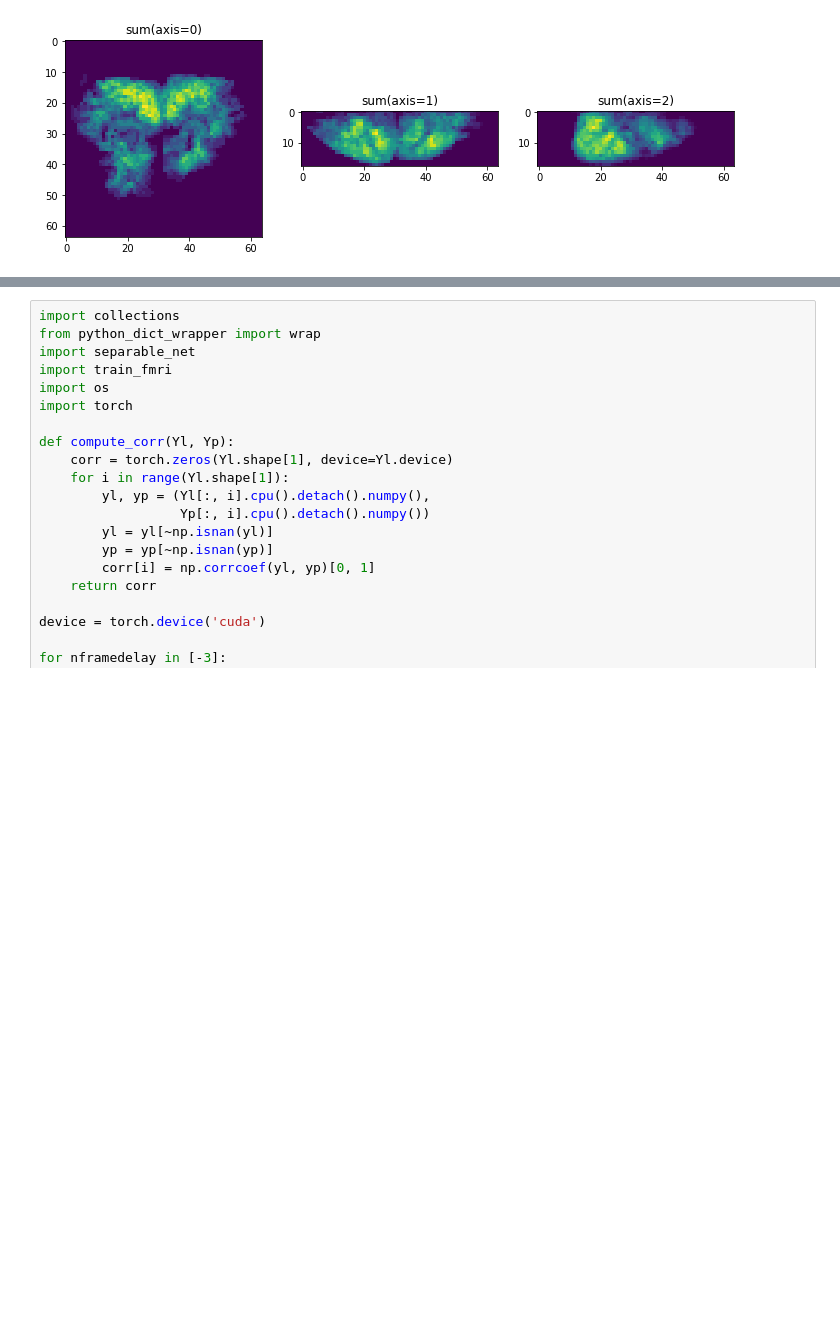
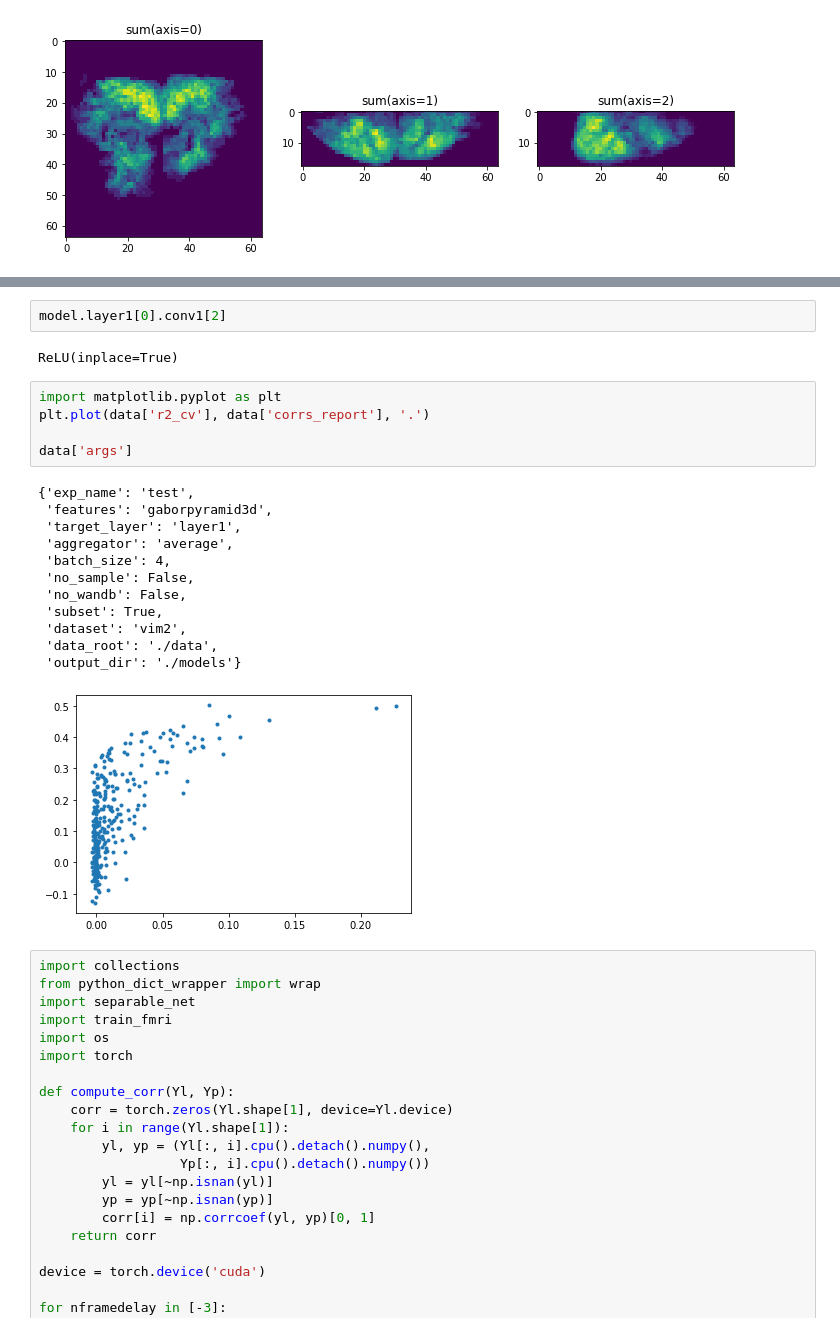
Before and after one commit to patrickmineault/your-head-is-there-to-move-you-around, a Jupyter notebook: notebooks/Test fMRI.ipynb, the cells around one changed output, grey strips where cells are left out. Saved outputs shown, nothing was run; the diff lists cells and outputs as text; blank space fills up the shorter version.

```diff
--- a/notebooks/Test fMRI.ipynb
+++ b/notebooks/Test fMRI.ipynb
@@ -30,3 +84,25 @@ Text(0.5, 1.0, 'sum(axis=2)')
+# %%
+model.layer1[0].conv1[2]
+# %% [output]
+ReLU(inplace=True)
+# %%
+import matplotlib.pyplot as plt
+plt.plot(data['r2_cv'], data['corrs_report'], '.')
+
+data['args']
+# %% [output]
+{'exp_name': 'test',
+ 'features': 'gaborpyramid3d',
+ 'target_layer': 'layer1',
+ 'aggregator': 'average',
+ 'batch_size': 4,
+ 'no_sample': False,
+ 'no_wandb': False,
+ 'subset': True,
+ 'dataset': 'vim2',
+ 'data_root': './data',
+ 'output_dir': './models'}
+[figure, added]
 # %%
 import collections
 from python_dict_wrapper import wrap
```
Also changed, not shown: parts of 6 cells of this notebook, 6 other files.
